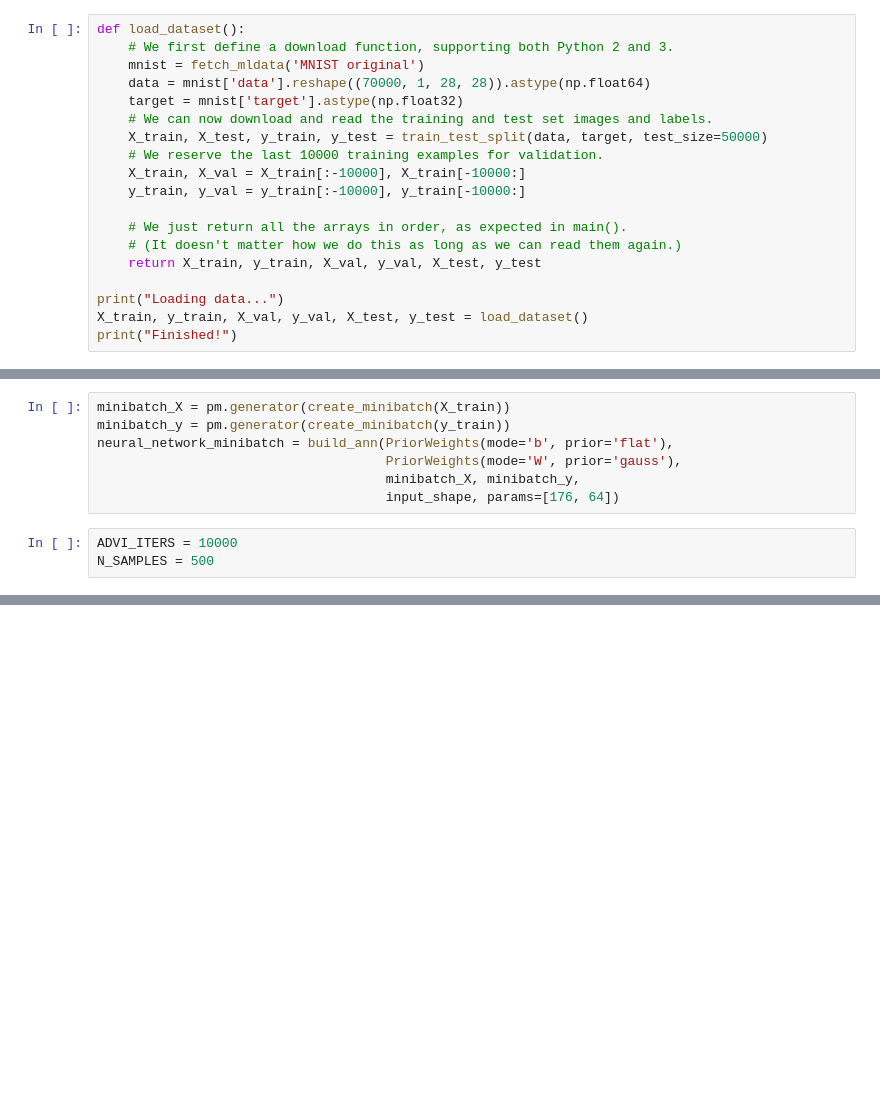
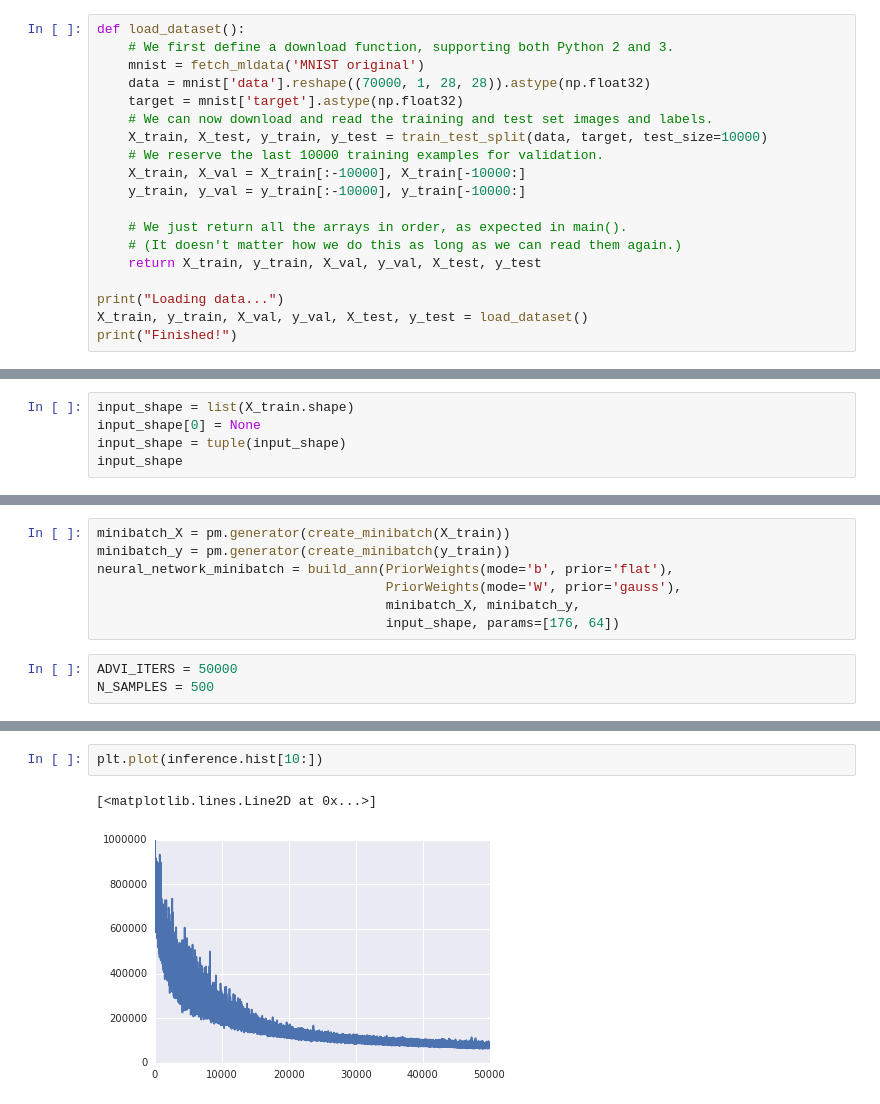
Before and after one commit to isachenkoroma/BNN, a Jupyter notebook: code/MNIST.ipynb, the cells around one changed output, grey strips where cells are left out. Drawn from its saved outputs; the diff is of its cells as text; blank space fills up the shorter version.

Commit message:
MNIST is working, Cats vs Dogs - memoryerror

```diff
--- a/code/MNIST.ipynb
+++ b/code/MNIST.ipynb
@@ -24,10 +27,10 @@ from sklearn.metrics import accuracy_score
 def load_dataset():
     # We first define a download function, supporting both Python 2 and 3.
     mnist = fetch_mldata('MNIST original')
-    data = mnist['data'].reshape((70000, 1, 28, 28)).astype(np.float64)
+    data = mnist['data'].reshape((70000, 1, 28, 28)).astype(np.float32)
     target = mnist['target'].astype(np.float32)
     # We can now download and read the training and test set images and labels.
-    X_train, X_test, y_train, y_test = train_test_split(data, target, test_size=50000)
+    X_train, X_test, y_train, y_test = train_test_split(data, target, test_size=10000)
     # We reserve the last 10000 training examples for validation.
     X_train, X_val = X_train[:-10000], X_train[-10000:]
     y_train, y_val = y_train[:-10000], y_train[-10000:]
@@ -46,0 +48,5 @@ input_shape = (None, *X_train.shape[1:])
+# %%
+input_shape = list(X_train.shape)
+input_shape[0] = None
+input_shape = tuple(input_shape)
+input_shape
@@ -139,7 +147,7 @@ neural_network_minibatch = build_ann(PriorWeights(mode='b', prior='flat'),
                                      minibatch_X, minibatch_y,
                                      input_shape, params=[176, 64])
 # %%
-ADVI_ITERS = 10000
+ADVI_ITERS = 50000
 N_SAMPLES = 500
 # %%
 with neural_network_minibatch:
@@ -149,0 +156,5 @@ Finished [100%]: Average Loss = 97,523
+# %%
+plt.plot(inference.hist[10:])
+# %% [output]
+[<matplotlib.lines.Line2D at 0x...>]
+[figure, added]
```
Also changed, not shown: parts of 21 cells of this notebook, 1 other file.
